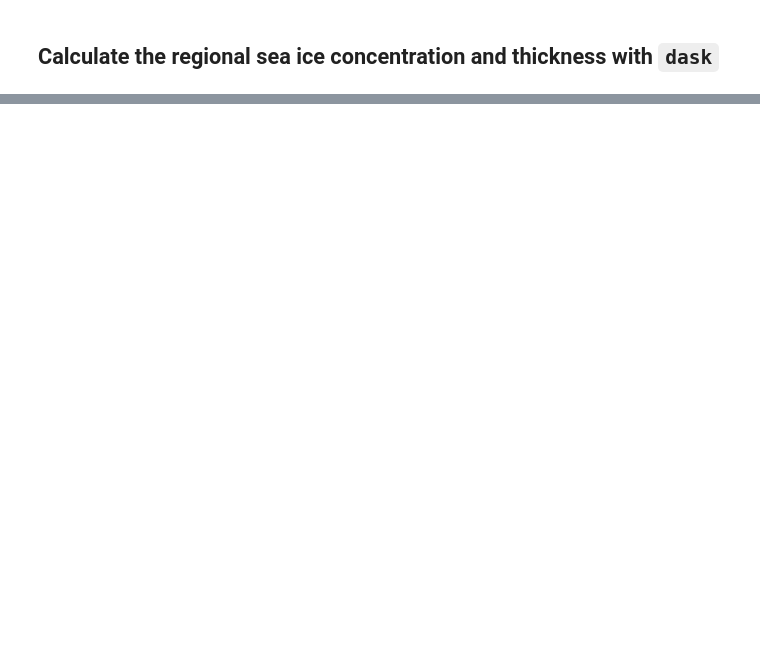
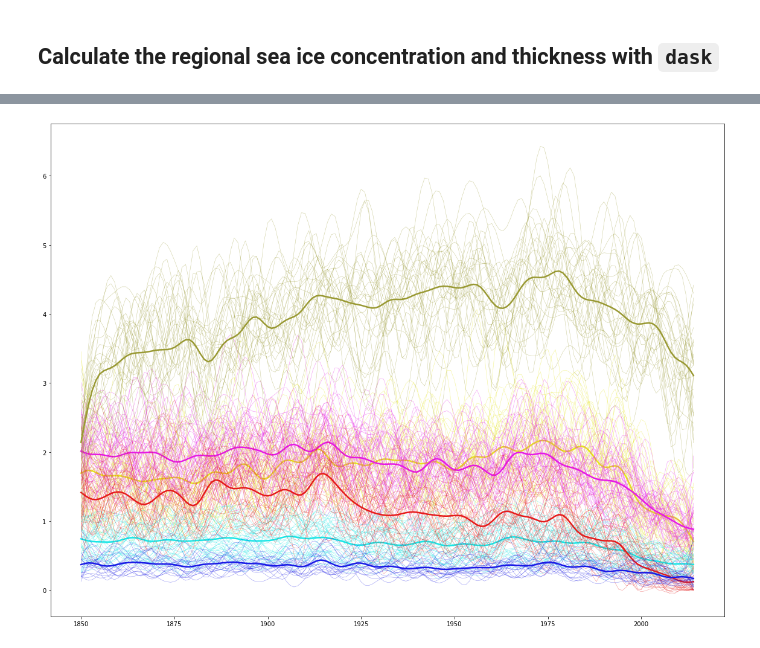
Before and after one commit to chrisrwp/low-frequency-variability, a Jupyter notebook: input_data/Regional_sea_ice_CMIP6.ipynb, the cells around one changed output, grey strips where cells are left out. Saved outputs shown, nothing was run; the diff lists cells and outputs as text; code cells hidden in the pictures; blank space fills up the shorter version.

Commit message:
add obtaining all CMIP6 SIC/SIT data, running Lasso on all members

```diff
--- a/input_data/Regional_sea_ice_CMIP6.ipynb
+++ b/input_data/Regional_sea_ice_CMIP6.ipynb
@@ -302,14 +352,14 @@ for model_name in model_names:
 # %%
-#make reduced areacello files for GISS-E2-1-G as uses areacella
-model_name = 'GISS-E2-1-G'
-areacella = xr.open_dataset(areacello_paths[model_name])
-areacello = areacella.rename({'areacella':'areacello'})
+# #make reduced areacello files for GISS-E2-1-G as uses areacella
+# model_name = 'GISS-E2-1-G'
+# areacella = xr.open_dataset(areacello_paths[model_name])
+# areacello = areacella.rename({'areacella':'areacello'})
 
-areacello_30N = areacello['areacello'].where(
-    areacello['lat']>30)
+# areacello_30N = areacello['areacello'].where(
+#     areacello['lat']>30)
 
-areacello_30N.attrs = areacella.attrs.copy()
-areacello_30N.to_netcdf(
-    '/glade/work/cwpowell/low-frequency-variability/'\
-    +'raw_data/masie_masks/areacello_{}_30N.nc'.format(model_name))
+# areacello_30N.attrs = areacella.attrs.copy()
+# areacello_30N.to_netcdf(
+#     '/glade/work/cwpowell/low-frequency-variability/'\
+#     +'raw_data/masie_masks/areacello_{}_30N.nc'.format(model_name))
 # %% [markdown]
@@ -557,0 +714,60 @@ def filt_lowpass(data_, sample_freq, cutoff, order, ax_n, detrend=False,
+# %%
+import matplotlib.patches as Patch
+
+month_ = 10
+region_ = 3
+
+model_names = ['CanESM5', 'MIROC6', 'GISS-E2-1-G',
+               'IPSL-CM6A-LR', 'CNRM-CM6-1', 'NorCPM1']
+
+model_colors = [np.array([0.9,0.9,0.1]), np.array([0.9,0.1,0.9]),
+                np.array([0.1,0.9,0.9]), np.array([0.9,0.1,0.1]),
+                np.array([0.1,0.1,0.9]), np.array([0.6,0.6,0.2])]
+
+fig = plt.figure(figsize=[20,15])
+
+for model_i, model_name in enumerate(model_names):
+
+    mem_list = CMIP6_info['members'].sel(model=model_name).where(
+    CMIP6_info['members'].sel(model=model_name)!='0.0', drop=True).values
+
+    all_mem_list = []
+
+    for mem_ in mem_list:
+        try:
+            unfiltered = xr.open_dataset(
+                '/glade/work/cwpowell/low-frequency-variability/raw_data/'\
+                +'regional_sea_ice_CMIP6/Regional_SIC_SIT_'\
+                +f'{model_name}_{mem_}.nc')
+
+            filt_SIC = unfiltered['regional_SIT'].sel(
+                    time=unfiltered['time.month']==month_).sel(
+                    region=region_).isel(member=0) * 0 + \
+                filt_lowpass(unfiltered['regional_SIT'].sel(
+                    time=unfiltered['time.month']==month_).sel(
+                    region=region_).isel(member=0),
+                1, 0.25, 5, 0, detrend=False, standard=False)
+
+            plt.plot(np.arange(1850,2015), filt_SIC, linewidth=0.5, alpha=0.5,
+                     color=model_colors[model_i], label=model_name)
+
+            all_mem_list.append(filt_SIC)
+
+        except (FileNotFoundError):
+            print(model_name, mem_)
+
+    plt.plot(np.arange(1850,2015),
+             xr.concat((all_mem_list),dim='member').mean('member'),
+             linewidth=2.5, color=model_colors[model_i], label=model_name)
+
+# legend_elements = [Patch(facecolor=model_colors[0], label=model_names[0]),
+#                    Patch(facecolor=model_colors[1], label=model_names[1]),
+#                    Patch(facecolor=model_colors[2], label=model_names[2]),
+#                    Patch(facecolor=model_colors[3], label=model_names[3]),
+#                    Patch(facecolor=model_colors[4], label=model_names[4]),
+#                    Patch(facecolor=model_colors[5], label=model_names[5]),]
+
+# plt.legend(handles=legend_elements,
+#                           bbox_to_anchor=(-3.18, 0.1), loc='lower center',
+#                           borderaxespad=-0.25, ncol=1, fontsize=14)
+# %% [output]
@@ -557,0 +775 @@ def filt_lowpass(data_, sample_freq, cutoff, order, ax_n, detrend=False,
+[figure, added]
```
Also changed, not shown: parts of 29 cells of this notebook, 1 other file.
